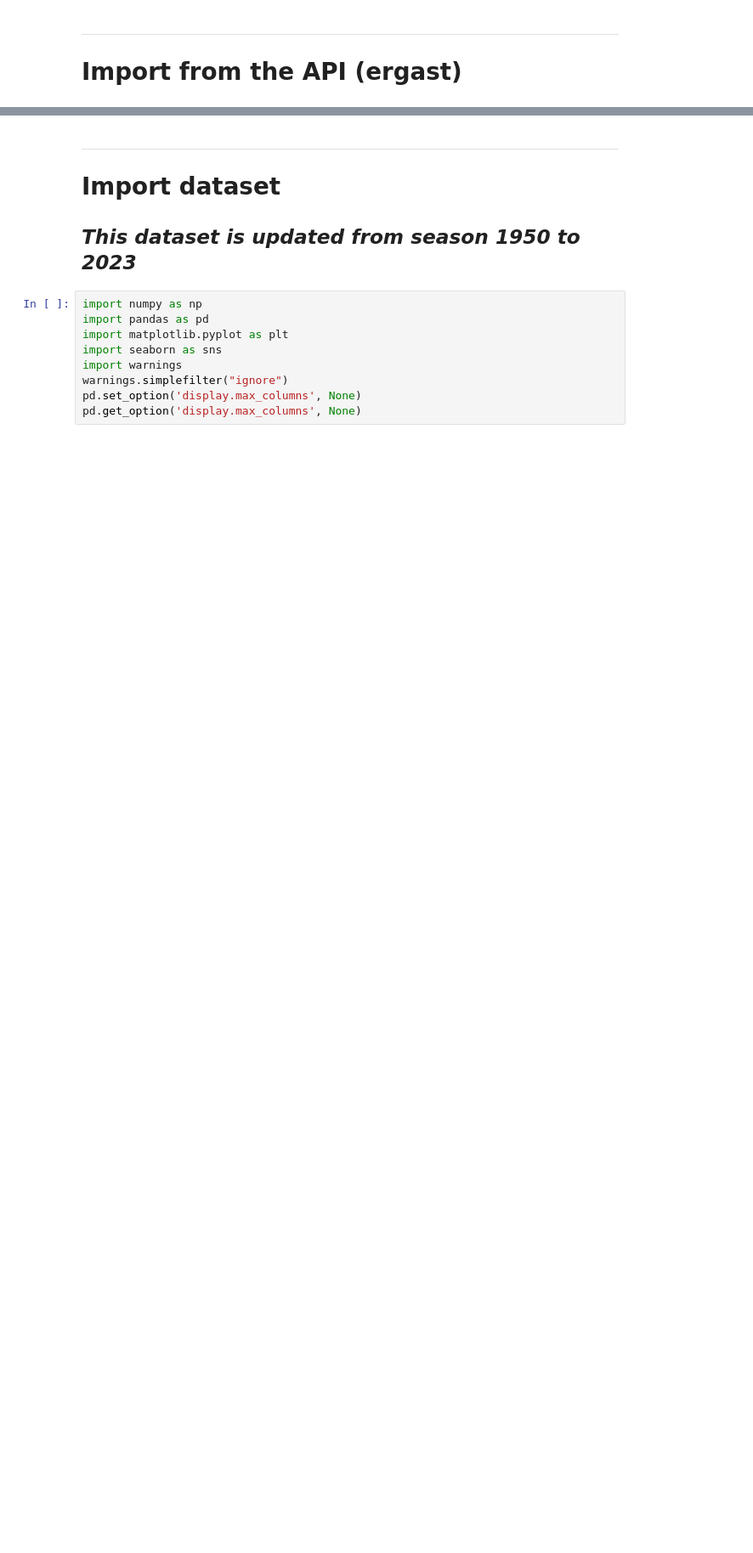
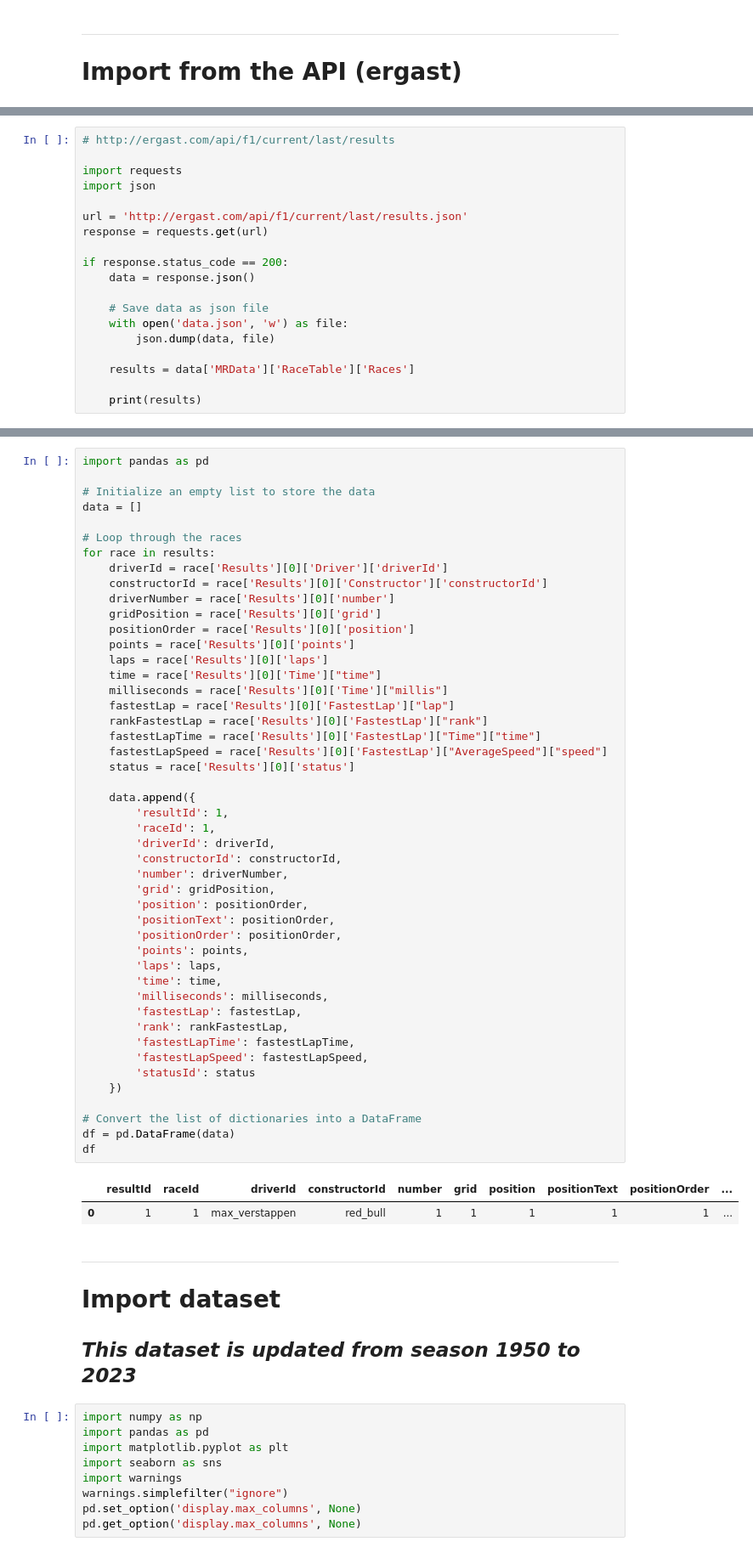
Before and after one commit to TBillaudeau/F1-ML-Prediction, a Jupyter notebook: notebooks/EDA.ipynb, the cells around one changed output, grey strips where cells are left out. Shown at 85% size. Saved outputs shown, nothing was run; the diff lists cells and outputs as text; blank space fills up the shorter version.

```diff
--- a/notebooks/EDA.ipynb
+++ b/notebooks/EDA.ipynb
@@ -41,0 +26,19 @@ get_drivers_standings()
+# %%
+# http://ergast.com/api/f1/current/last/results
+
+import requests
+import json
+
+url = 'http://ergast.com/api/f1/current/last/results.json'
+response = requests.get(url)
+
+if response.status_code == 200:
+    data = response.json()
+
+    # Save data as json file
+    with open('data.json', 'w') as file:
+        json.dump(data, file)
+
+    results = data['MRData']['RaceTable']['Races']
+
+    print(results)
@@ -42,3 +47,53 @@ get_drivers_standings()
+# %%
+import pandas as pd
+
+# Initialize an empty list to store the data
+data = []
+
+# Loop through the races
+for race in results:
+    driverId = race['Results'][0]['Driver']['driverId']
+    constructorId = race['Results'][0]['Constructor']['constructorId']
+    driverNumber = race['Results'][0]['number']
+    gridPosition = race['Results'][0]['grid']
+    positionOrder = race['Results'][0]['position']
+    points = race['Results'][0]['points']
+    laps = race['Results'][0]['laps']
+    time = race['Results'][0]['Time']["time"]
+    milliseconds = race['Results'][0]['Time']["millis"]
+    fastestLap = race['Results'][0]['FastestLap']["lap"]
+    rankFastestLap = race['Results'][0]['FastestLap']["rank"]
+    fastestLapTime = race['Results'][0]['FastestLap']["Time"]["time"]
+    fastestLapSpeed = race['Results'][0]['FastestLap']["AverageSpeed"]["speed"]
+    status = race['Results'][0]['status']
+
+    data.append({
+        'resultId': 1,
+        'raceId': 1,
+        'driverId': driverId,
+        'constructorId': constructorId,
+        'number': driverNumber,
+        'grid': gridPosition,
+        'position': positionOrder,
+        'positionText': positionOrder,
+        'positionOrder': positionOrder,
+        'points': points,
+        'laps': laps,
+        'time': time,
+        'milliseconds': milliseconds,
+        'fastestLap': fastestLap,
+        'rank': rankFastestLap,
+        'fastestLapTime': fastestLapTime,
+        'fastestLapSpeed': fastestLapSpeed,
+        'statusId': status
+    })
+
+# Convert the list of dictionaries into a DataFrame
+df = pd.DataFrame(data)
+df
+# %% [output]
+|  | resultId | raceId | driverId | constructorId | number | grid | position | positionText | positionOrder | ... |
+| 0 | 1 | 1 | max_verstappen | red_bull | 1 | 1 | 1 | 1 | 1 | ... |
 # %% [markdown]
 ---
 # Import dataset
```
Also changed, not shown: parts of 4 cells of this notebook.
